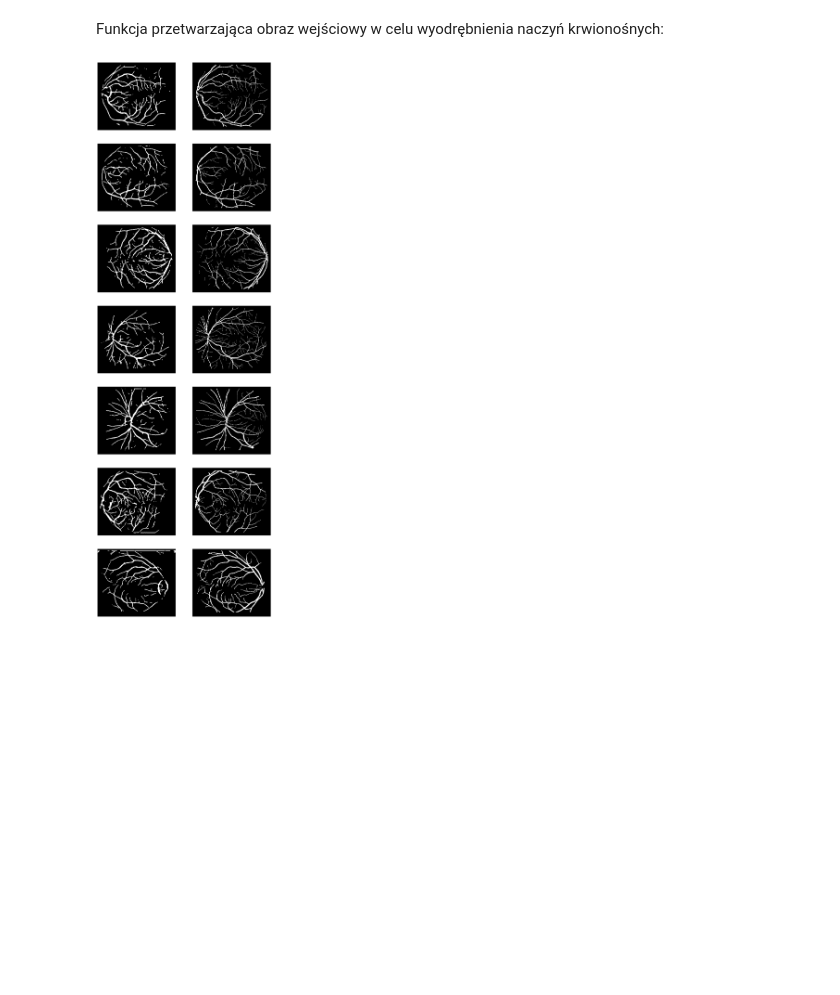
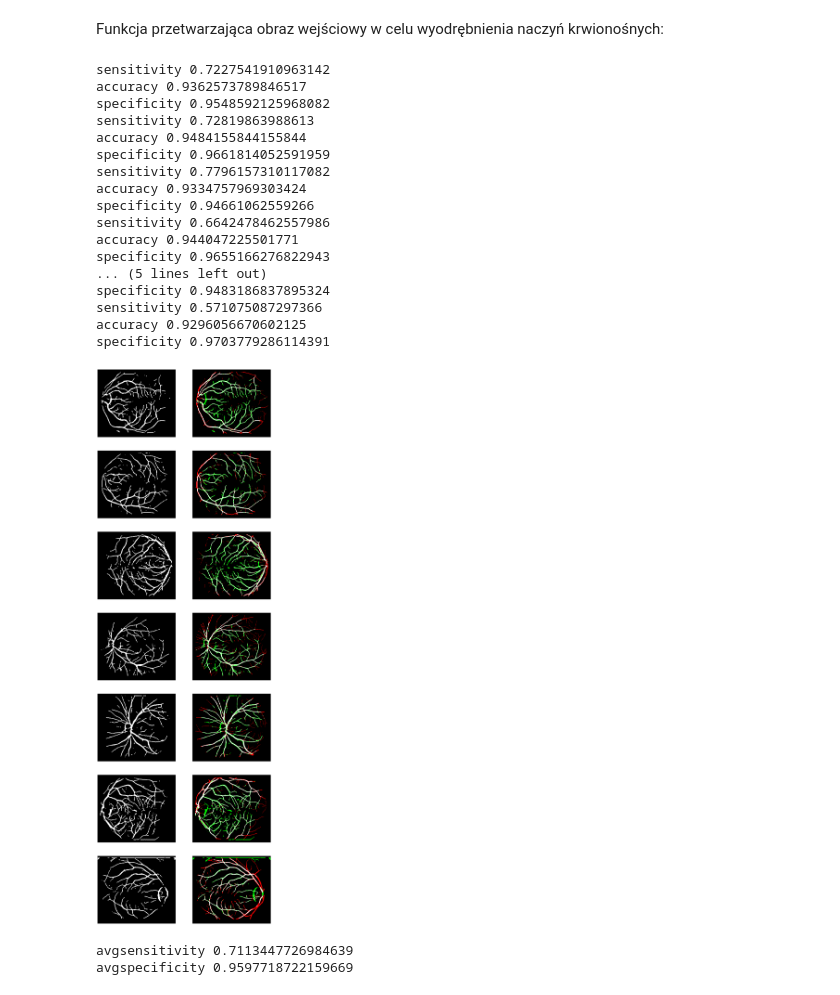
Before and after one commit to fijka/ImageSegmentation_EyeFundus, a Jupyter notebook: EyeFundus.ipynb, the cells around one changed output. Drawn from its saved outputs; the diff is of its cells as text; code cells hidden in the pictures; blank space fills up the shorter version.

```diff
--- a/EyeFundus.ipynb
+++ b/EyeFundus.ipynb
@@ -64,23 +64,77 @@ def process_image(image):
     image = dilation(dilation(image))
 
     return image
+# %%
+def diffrence(pr_image,out_image):
+    rgb_pr=img_as_float(grey2rgb(pr_image))
+    rgb_out=img_as_float(grey2rgb(out_image))
+    result=rgb_pr.copy()
+    true_positives=0.0
+    false_positives=0.0
+    true_negatives=0.0
+    false_negatives=0.0
+    for x in range(len(rgb_pr)):
+        for y in range(len(rgb_pr[0])):
+            if (np.array_equal([0,0,0],rgb_pr[x][y]) and not (np.array_equal(rgb_pr[x][y],rgb_out[x][y]))):
+                result[x][y]=[1,0,0]
+                false_negatives+=1
+            elif(np.array_equal([1,1,1],rgb_pr[x][y]) and not (np.array_equal(rgb_pr[x][y],rgb_out[x][y]))):
+                result[x][y]=[0,1,0]
+                false_positives+=1
+            elif(np.array_equal([1,1,1],rgb_pr[x][y])):
+                true_positives+=1
+            else:
+                true_negatives+=1
+    sensitivity=true_positives/(true_positives+false_negatives)
+    accuracy=(true_positives + true_negatives)/(true_positives + true_negatives + false_positives + false_negatives)
+    specificity=true_negatives/(false_positives+true_negatives)
+    return result,sensitivity,accuracy,specificity
 # %%
 images = ['im0077', 'im0081', 'im0082', 'im0162', 'im0163', 'im0239', 'im0240']
 
 columns = 2
 rows = len(images)
 fig=plt.figure(figsize=(15, rows * 7))
-
+avgsensitivity=0.0
+avgspecificity=0.0
 for img in range(rows):
 
     original_image = plt.imread(folder + images[img] + in_img)
 
     processed_image = process_image(original_image)
     show_image(processed_image, [rows, columns, img*columns + 1])
 
     out_image = plt.imread(folder + images[img] + out_img)
-    show_image(out_image, [rows, columns, img*columns + 2])
-
+    difi_image,sensitivity,accuracy,specificity=diffrence(processed_image,out_image)
+    show_image(difi_image, [rows, columns, img*columns + 2])
+    print("sensitivity",sensitivity)
+    print("accuracy",accuracy)
+    print("specificity",specificity)
+    avgsensitivity+=sensitivity
+    avgspecificity+=specificity
 plt.show()
+avgsensitivity=avgsensitivity/rows
+print("avgsensitivity",avgsensitivity)
+avgspecificity=avgspecificity/rows
+print("avgspecificity",avgspecificity)
 # %% [output]
+sensitivity 0.7227541910963142
+accuracy 0.9362573789846517
+specificity 0.9548592125968082
+sensitivity 0.72819863988613
+accuracy 0.9484155844155844
+specificity 0.9661814052591959
+sensitivity 0.7796157310117082
+accuracy 0.9334757969303424
+specificity 0.94661062559266
+sensitivity 0.6642478462557986
+accuracy 0.944047225501771
+specificity 0.9655166276822943
+... (5 lines left out)
+specificity 0.9483186837895324
+sensitivity 0.571075087297366
+accuracy 0.9296056670602125
+specificity 0.9703779286114391
-[figure, old version]
+[figure, new version]
+avgsensitivity 0.7113447726984639
+avgspecificity 0.9597718722159669
```
Also changed, not shown: parts of 1 cell of this notebook, 21 other files.
